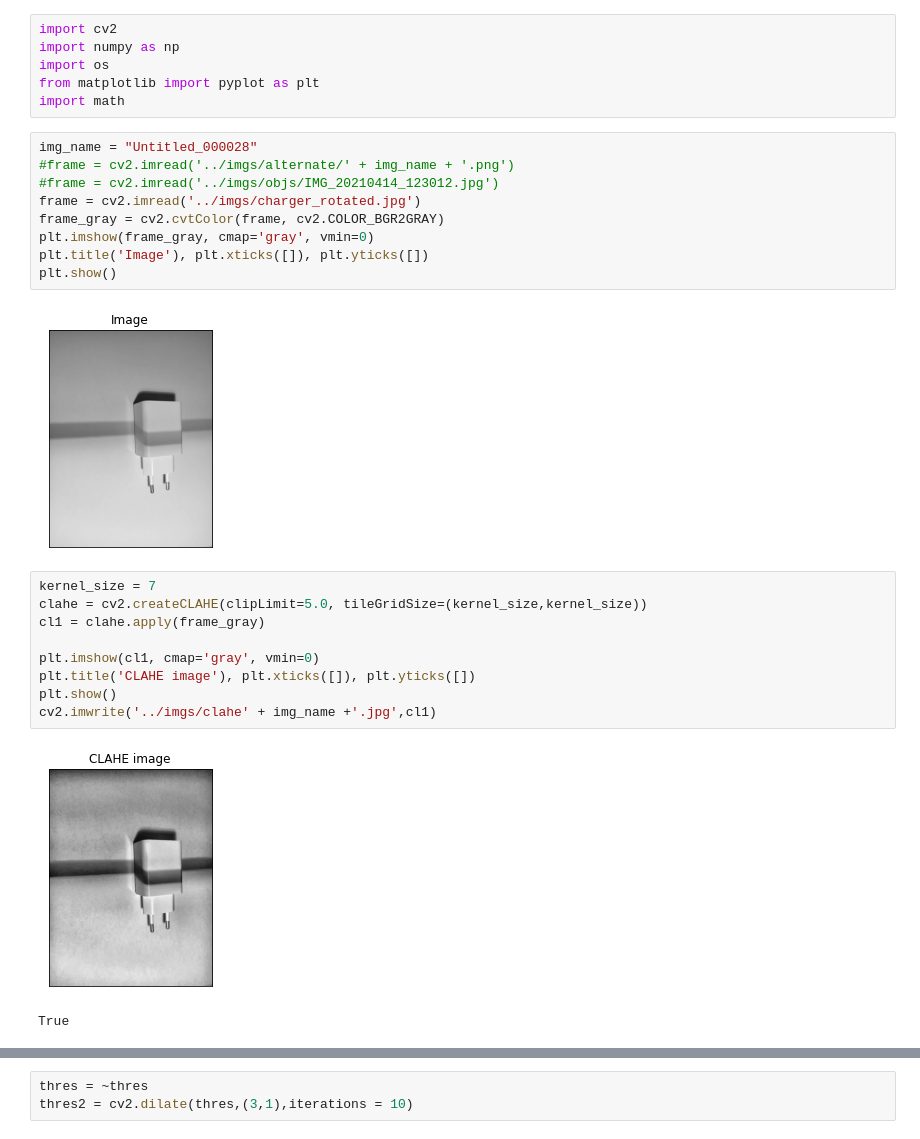
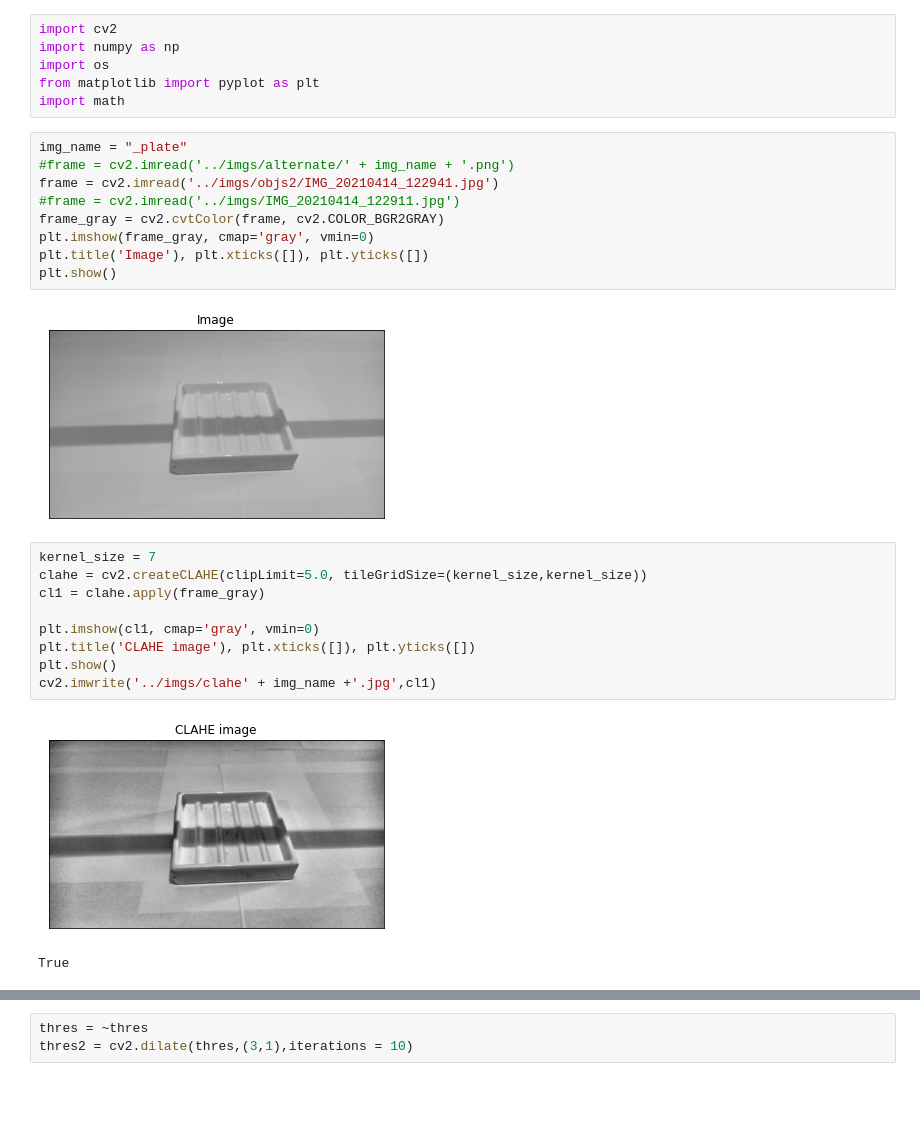
Before and after one commit to JoaoAbelha/VCOM-3D-Data-Acquisition, a Jupyter notebook: src/improved_shadow.ipynb, the cells around one changed output, grey strips where cells are left out. Saved outputs shown, nothing was run; the diff lists cells and outputs as text; blank space fills up the shorter version.

```diff
--- a/src/improved_shadow.ipynb
+++ b/src/improved_shadow.ipynb
@@ -5,16 +5,16 @@ import os
 from matplotlib import pyplot as plt
 import math
 # %%
-img_name = "Untitled_000028"
+img_name = "_plate"
 #frame = cv2.imread('../imgs/alternate/' + img_name + '.png')
-#frame = cv2.imread('../imgs/objs/IMG_20210414_123012.jpg')
-frame = cv2.imread('../imgs/charger_rotated.jpg')
+frame = cv2.imread('../imgs/objs2/IMG_20210414_122941.jpg')
+#frame = cv2.imread('../imgs/IMG_20210414_122911.jpg')
 frame_gray = cv2.cvtColor(frame, cv2.COLOR_BGR2GRAY)
 plt.imshow(frame_gray, cmap='gray', vmin=0)
 plt.title('Image'), plt.xticks([]), plt.yticks([])
 plt.show()
 # %% [output]
-[figure, old version]
+[figure, new version]
 # %%
 kernel_size = 7
 clahe = cv2.createCLAHE(clipLimit=5.0, tileGridSize=(kernel_size,kernel_size))
@@ -25,7 +25,7 @@ plt.title('CLAHE image'), plt.xticks([]), plt.yticks([])
 plt.show()
 cv2.imwrite('../imgs/clahe' + img_name +'.jpg',cl1)
 # %% [output]
-[figure, old version]
+[figure, new version]
 True
 # %%
 kernel = 9
```
Also changed, not shown: parts of 9 cells of this notebook, 2 other files.
